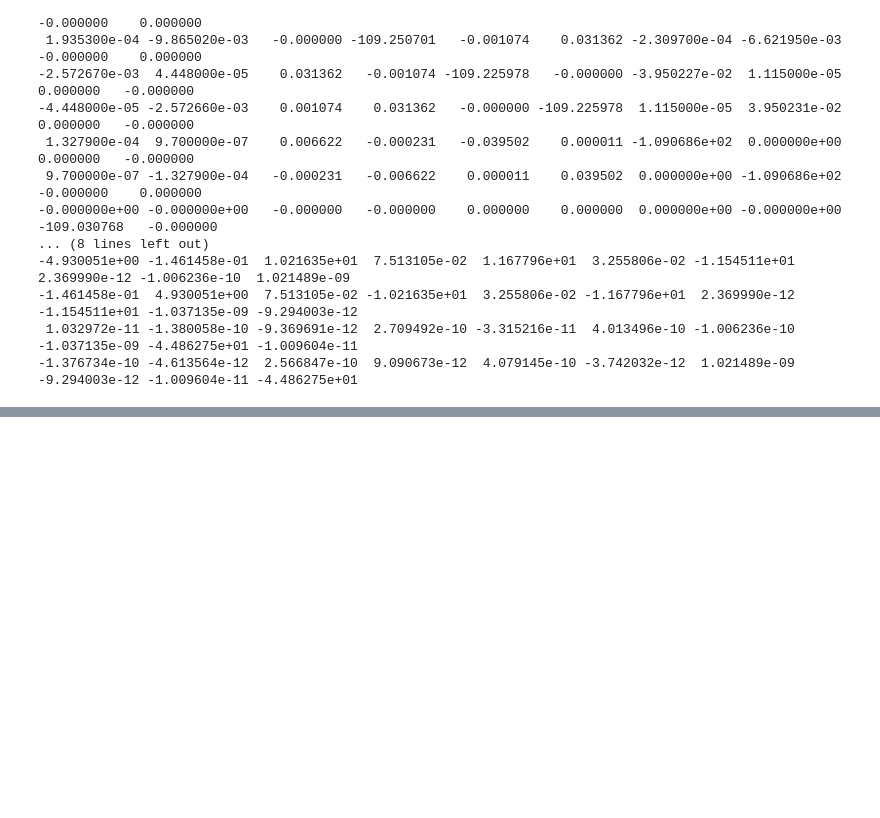
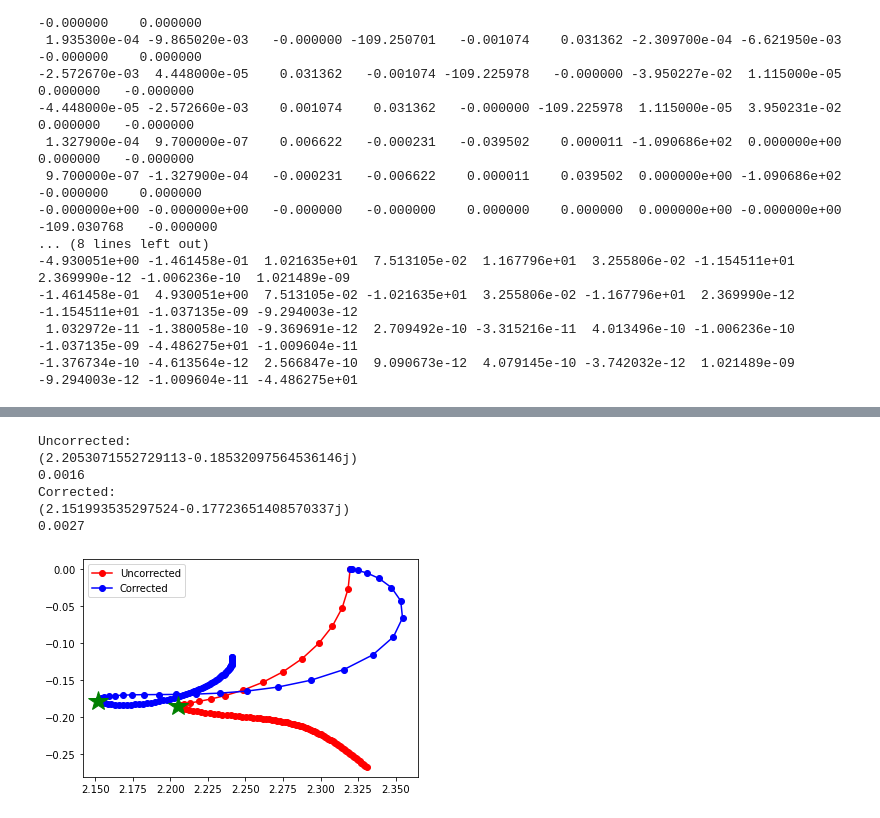
Before and after one commit to gayverjr/opencap, a Jupyter notebook: examples/pyopencap/openmolcas/Tutorial.ipynb, the cells around one changed output, grey strips where cells are left out. Cells and saved outputs as stored; diff of their text form; code cells hidden in the pictures; blank space fills up the shorter version.

```diff
--- a/examples/pyopencap/openmolcas/Tutorial.ipynb
+++ b/examples/pyopencap/openmolcas/Tutorial.ipynb
@@ -119,0 +127,28 @@ For this example, this yields a resonance energy of 2.15eV, and a width of 0.35e
+# %%
+traj = CAPH.track_state(5,tracking="overlap")
+uc_energies = traj.energies_ev(ref_energy=ref_energy)
+corr_energies = traj.energies_ev(ref_energy=ref_energy,corrected=True)
+uc_energy, eta_opt = traj.find_eta_opt(start_idx=10)
+uc_energy = (uc_energy-ref_energy)*27.2114
+corr_energy, corr_eta_opt = traj.find_eta_opt(corrected=True,start_idx=10)
+corr_energy = (corr_energy-ref_energy)*27.2114
+print("Uncorrected:")
+print(uc_energy)
+print(eta_opt)
+print("Corrected:")
+print(corr_energy)
+print(corr_eta_opt)
+plt.plot(np.real(uc_energies),np.imag(uc_energies),'-ro',label="Uncorrected")
+plt.plot(np.real(corr_energies),np.imag(corr_energies),'-bo',label="Corrected")
+plt.plot(np.real(uc_energy),np.imag(uc_energy),'g*',markersize=20)
+plt.plot(np.real(corr_energy),np.imag(corr_energy),'g*',markersize=20)
+plt.legend()
+plt.show()
+# %% [output]
+Uncorrected:
+(2.2053071552729113-0.18532097564536146j)
+0.0016
+Corrected:
+(2.151993535297524-0.17723651408570337j)
+0.0027
+[figure, added]
```
Also changed, not shown: parts of 11 cells of this notebook, 59 other files.
